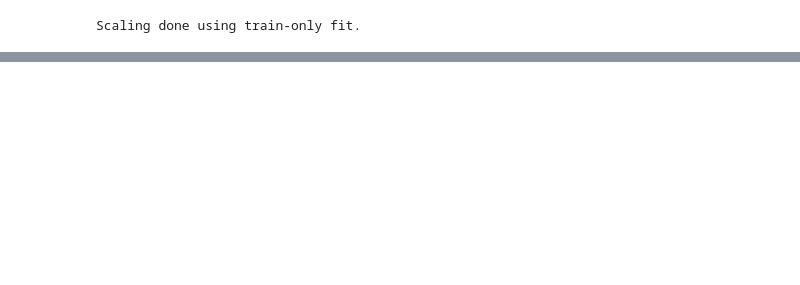
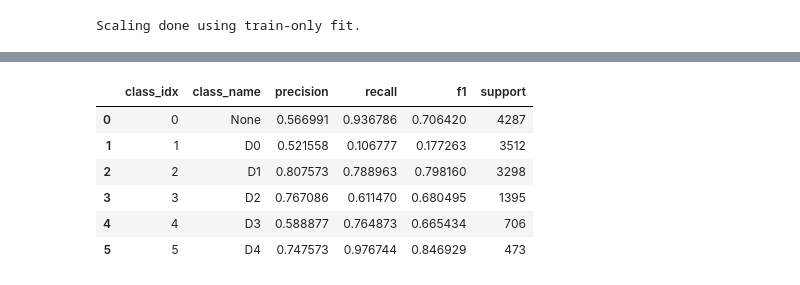
Before and after one commit to Naangz/us-agricultural-droughtPrediction, a Jupyter notebook: BiLSTM_Weekly_Kansas_Clean.ipynb, the cells around one changed output, grey strips where cells are left out. Saved outputs shown, nothing was run; the diff lists cells and outputs as text; code cells hidden in the pictures; blank space fills up the shorter version.

```diff
--- a/BiLSTM_Weekly_Kansas_Clean.ipynb
+++ b/BiLSTM_Weekly_Kansas_Clean.ipynb
@@ -479,22 +1117,99 @@ plt.show()
 # %%
-y_pred_prob = model.predict(X_test_seq)
-y_pred = np.argmax(y_pred_prob, axis=1)
-
 present_classes = sorted(set(y_test) | set(y_pred))
 target_names = [label_map[i] for i in present_classes]
 
-report = classification_report(y_test, y_pred, labels=present_classes, target_names=target_names, digits=4, zero_division=0)
+report = classification_report(
+    y_test,
+    y_pred,
+    labels=present_classes,
+    target_names=target_names,
+    digits=4,
+    zero_division=0,
+)
 accuracy = accuracy_score(y_test, y_pred)
 macro_f1 = f1_score(y_test, y_pred, average='macro', zero_division=0)
 weighted_f1 = f1_score(y_test, y_pred, average='weighted', zero_division=0)
 
+per_class_f1_dict = {
+    idx: f1_score(y_test, y_pred, labels=[idx], average='macro', zero_division=0)
+    for idx in range(6)
+}
+
+before_class_table = best_run['before_metrics']['class_table']
+after_class_table = best_run['after_metrics']['class_table']
+
+comparison_df = pd.DataFrame([
+    {
+        'Metric': 'Macro F1',
+        'Before': BASELINE_MACRO_F1,
+        'After': macro_f1,
+        'Delta': macro_f1 - BASELINE_MACRO_F1,
+    },
+    {
+        'Metric': 'None F1',
+        'Before': float(before_class_table.loc[before_class_table.class_idx == 0, 'f1'].iloc[0]),
+        'After': float(after_class_table.loc[after_class_table.class_idx == 0, 'f1'].iloc[0]),
+        'Delta': float(after_class_table.loc[after_class_table.class_idx == 0, 'f1'].iloc[0] - before_class_table.loc[before_class_table.class_idx == 0, 'f1'].iloc[0]),
+    },
+    {
+        'Metric': 'D0 F1',
+        'Before': float(before_class_table.loc[before_class_table.class_idx == 1, 'f1'].iloc[0]),
+        'After': float(after_class_table.loc[after_class_table.class_idx == 1, 'f1'].iloc[0]),
+        'Delta': float(after_class_table.loc[after_class_table.class_idx == 1, 'f1'].iloc[0] - before_class_table.loc[before_class_table.class_idx == 1, 'f1'].iloc[0]),
+    },
+    {
+        'Metric': 'D3 F1',
+        'Before': BASELINE_D3_F1,
+        'After': per_class_f1_dict[4],
+        'Delta': per_class_f1_dict[4] - BASELINE_D3_F1,
+    },
+    {
+        'Metric': 'D4 F1',
+        'Before': BASELINE_D4_F1,
+        'After': per_class_f1_dict[5],
+        'Delta': per_class_f1_dict[5] - BASELINE_D4_F1,
+    },
+])
+
+gap_last = history.history['accuracy'][-1] - history.history['val_accuracy'][-1]
+gap_best = best_run['acc_gap_best']
+
 print('=' * 70)
-print('CLASSIFICATION REPORT')
+print('CLASSIFICATION REPORT (BEST RUN)')
 print('=' * 70)
+print(f"Best mode: {best_run['mode']}")
+print(f"Thresholds: {best_run['thresholds']}")
 print(report)
 print('=' * 70)
 print(f'Accuracy:    {accuracy:.4f}')
 print(f'Macro F1:    {macro_f1:.4f}')
 print(f'Weighted F1: {weighted_f1:.4f}')
+print(f'F1 None:     {per_class_f1_dict[0]:.4f}')
+print(f'F1 D0:       {per_class_f1_dict[1]:.4f}')
+print(f'F1 D3:       {per_class_f1_dict[4]:.4f}')
+print(f'F1 D4:       {per_class_f1_dict[5]:.4f}')
+print(f'Train-val gap (last epoch): {gap_last:.4f}')
+print(f'Train-val gap (best val_loss epoch): {gap_best:.4f}')
 print('=' * 70)
+
+print('\nDominant confusion pairs (before):')
+for src, dst, cnt in best_run['dominant_pairs_before']:
+    if cnt <= 0:
+        continue
+    print(f'  {label_map[src]} -> {label_map[dst]}: {cnt}')
+
+print('\nDominant confusion pairs (after):')
+for src, dst, cnt in best_run['dominant_pairs_after']:
+    if cnt <= 0:
+        continue
+    print(f'  {label_map[src]} -> {label_map[dst]}: {cnt}')
+
+print('\nRolling-threshold CV diagnostics:')
+display(best_run['cv_threshold_diag'])
+
+print('\nPer-class precision/recall/F1 (after):')
+display(best_run['class_table'])
+
+print('\nBefore vs After:')
+display(comparison_df)
 # %% [output]
@@ -518,0 +1239,7 @@ Weighted F1: 0.6818
+|  | class_idx | class_name | precision | recall | f1 | support |
+| 0 | 0 | None | 0.566991 | 0.936786 | 0.706420 | 4287 |
+| 1 | 1 | D0 | 0.521558 | 0.106777 | 0.177263 | 3512 |
+| 2 | 2 | D1 | 0.807573 | 0.788963 | 0.798160 | 3298 |
+| 3 | 3 | D2 | 0.767086 | 0.611470 | 0.680495 | 1395 |
+| 4 | 4 | D3 | 0.588877 | 0.764873 | 0.665434 | 706 |
+| 5 | 5 | D4 | 0.747573 | 0.976744 | 0.846929 | 473 |
```
Also changed, not shown: parts of 12 cells of this notebook, 18 other files.
